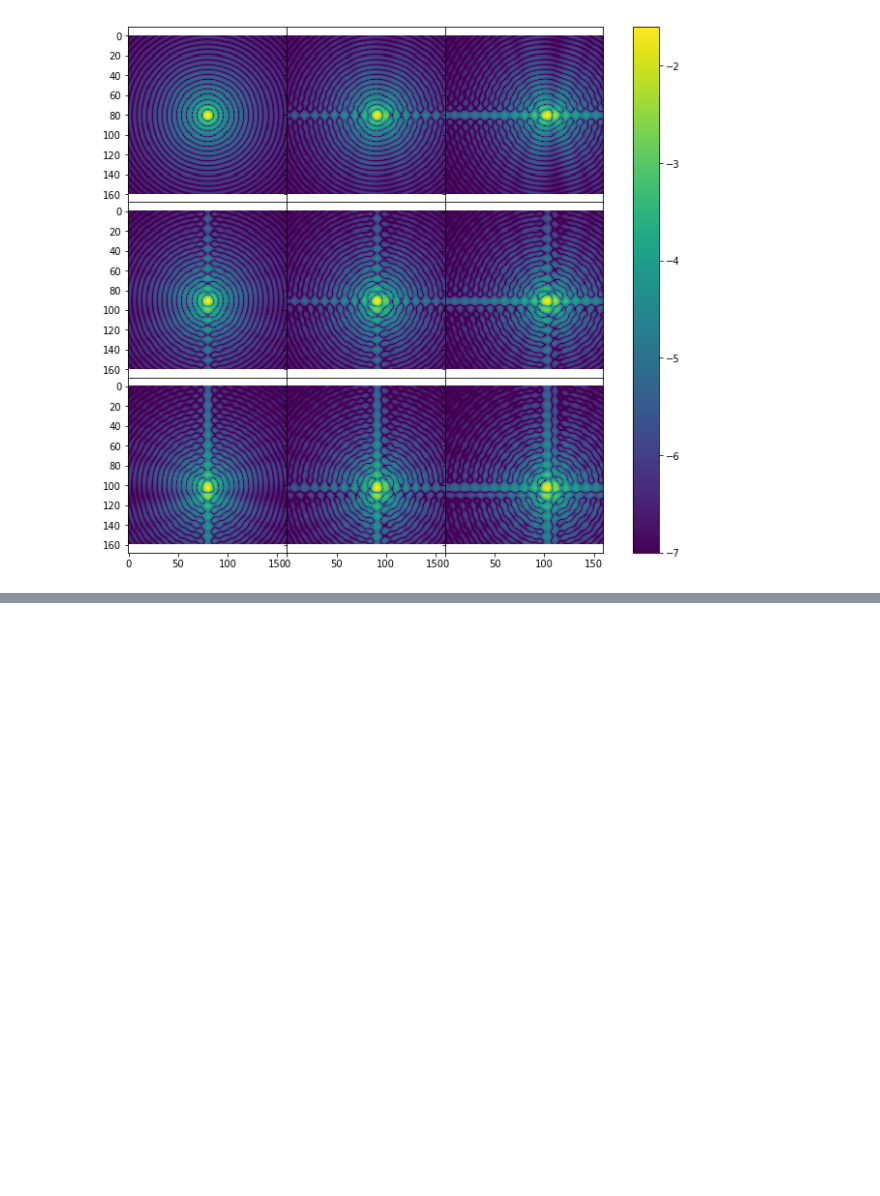
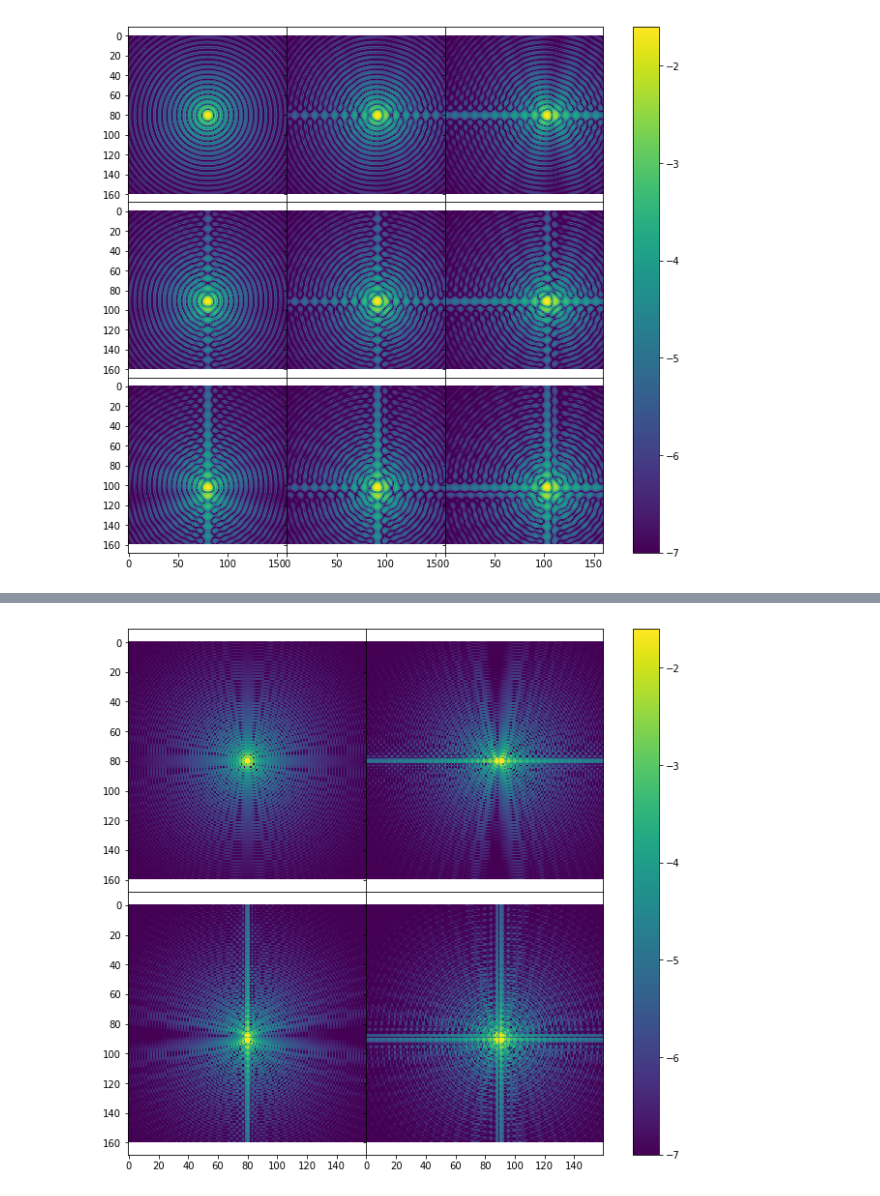
Before and after one commit to benjaminpope/toliman, a Jupyter notebook: image_modelling/PROPER quadratic off-axis.ipynb, the cells around one changed output, grey strips where cells are left out. Saved outputs shown, nothing was run; the diff lists cells and outputs as text; code cells hidden in the pictures; blank space fills up the shorter version.

```diff
--- a/image_modelling/PROPER quadratic off-axis.ipynb
+++ b/image_modelling/PROPER quadratic off-axis.ipynb
@@ -60,0 +69,8 @@ plot_tilted_psfs('prescription_quad_tiltafter', prescription_vals, offsets_x = [
+# %%
+# Check whether things improve changing the sampling the other way
+%matplotlib inline
+plt.rcParams["figure.figsize"] = (11,10)
+prescription_vals['beam_ratio'] = 0.5
+plot_tilted_psfs('prescription_quad', prescription_vals, offsets_x = [0., 2.], offsets_y = [0., 2.])
+# %% [output]
+[figure, added]
```
Also changed, not shown: parts of 2 cells of this notebook, 1 other file.
